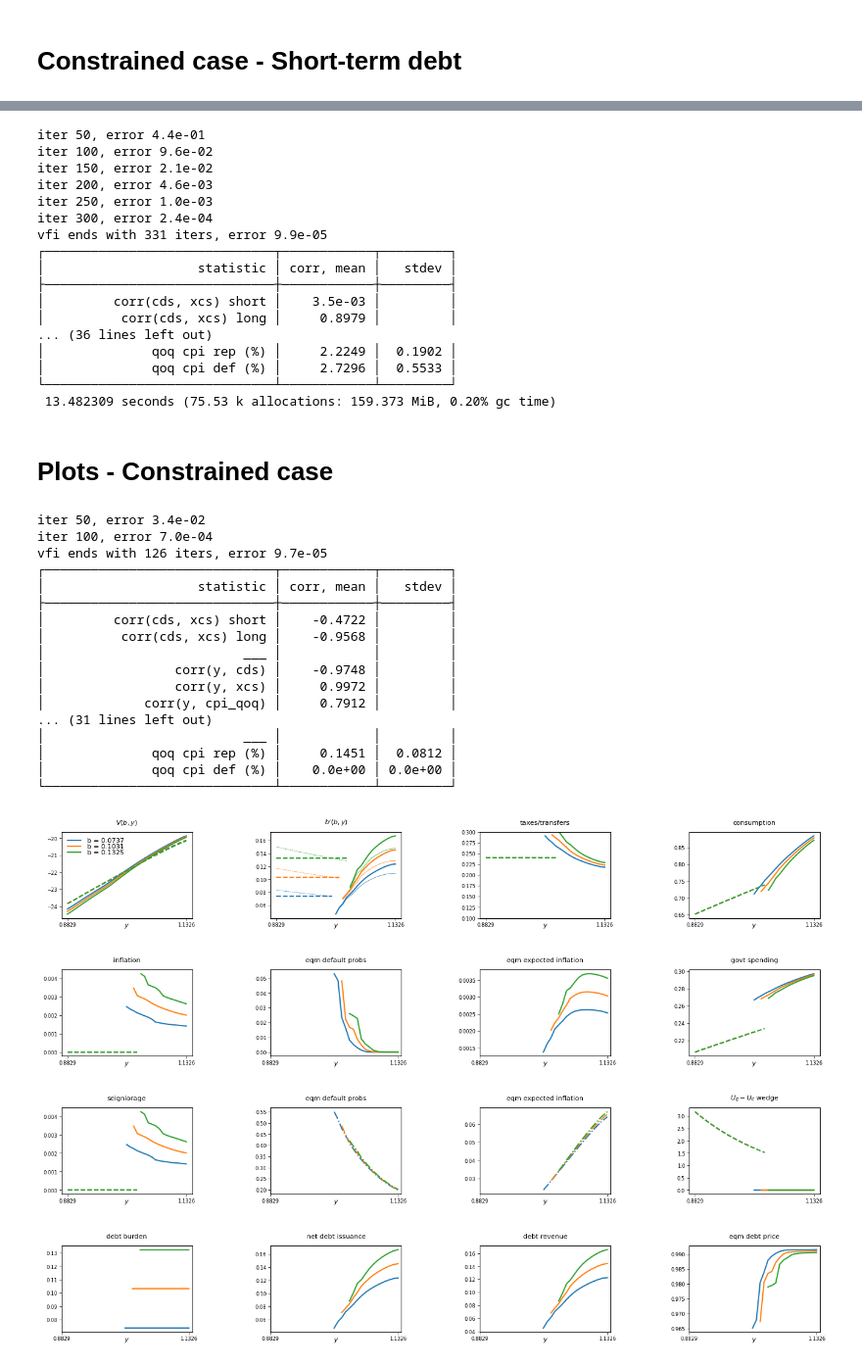
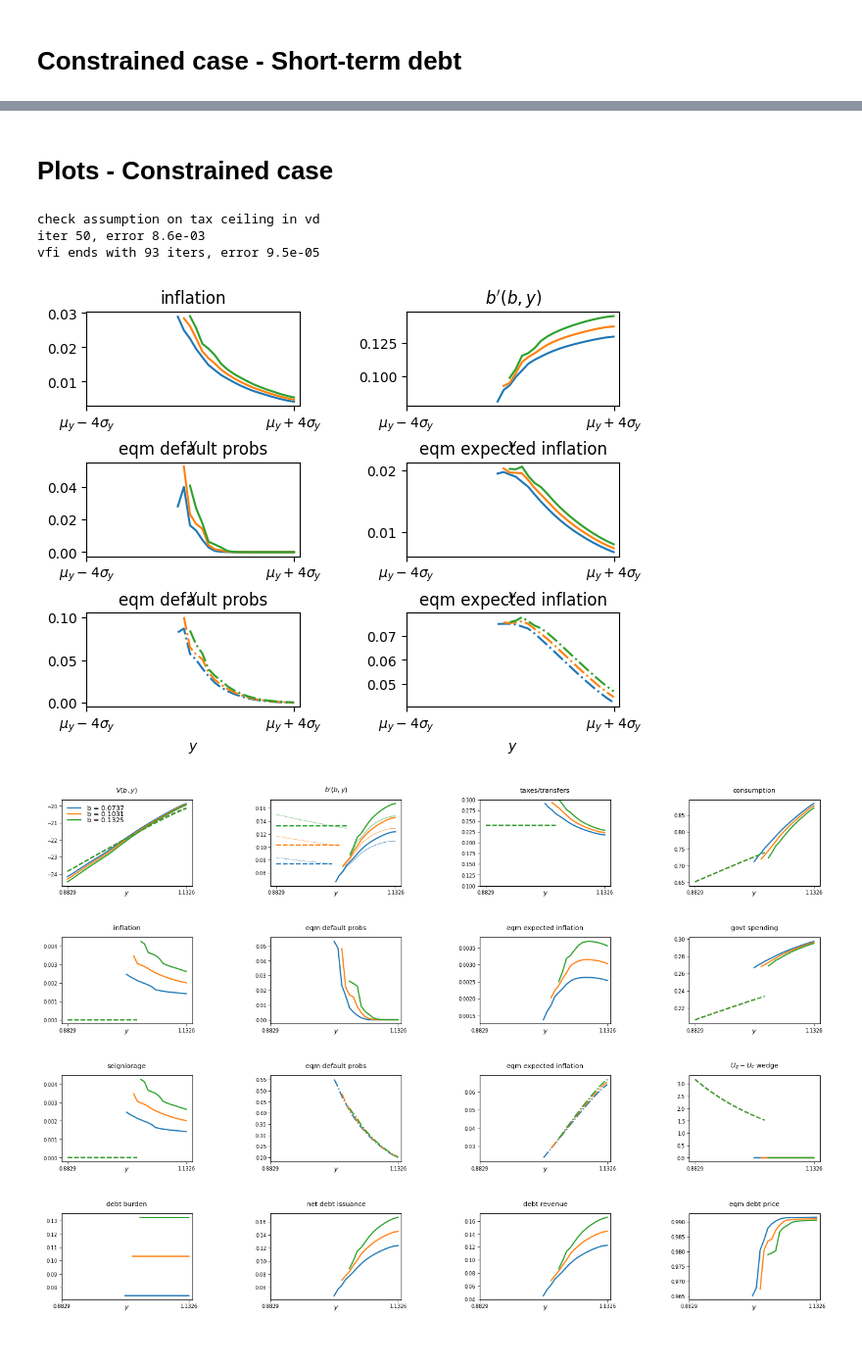
Before and after one commit to carlogalli/colab-gpu, a Jupyter notebook: reducedform_v3.ipynb, the cells around one changed output, grey strips where cells are left out. Shown at 98% size. Drawn from its saved outputs; the diff is of its cells as text; code cells hidden in the pictures.

```diff
--- a/reducedform_v3.ipynb
+++ b/reducedform_v3.ipynb
@@ -2805,75 +2618,12 @@ end
-# %%
-beta = 0.97
-am = 36
-κ_seign = 1.
-τbar =  0.2
-λ = 0.0568
-κ = 0.0063
-
-dtilde = 0.02
-dratio_coeff = 0.45
-
-begin
-    yub = build_ModelArrays(build_ModelParams(nb=101, ny=35, gpu=false)).ygrid[end]
-    dratio_ub = ((yub^2)*(1+dtilde)-yub)/(dtilde*(2*yub-1))
-    dratio = dratio_ub*dratio_coeff
-    d1 = dtilde*(dratio-yub)/(yub^2-yub)
-    d0 = dtilde*(yub^2-dratio)/(yub^2-yub)
-
-    mp_constrained = build_ModelParams(
-        nb=101, ny=35, bgrid_lb=1e-2, bgrid_ub=0.5,
-        σ_c=2., σ_g=2., g_lb=0., η=2.,
-        β=beta, α_g=0.15, α_m=am, κ_seign=κ_seign, τbar=τbar,
-        d0=d0, d1=d1, λ=λ, κ=κ,
-        ρ_B=1e-3, ρ_μ=5e-3, ρ_δ=1e-4,
-        gpu=true
-    )
-
-    @time main_gpu(
-        mp_constrained, max_iter=500, print_iter=50, sim_print="table", plot=0
-    )
-end
-# %% [output]
-iter 50, error 4.4e-01
-iter 100, error 9.6e-02
-iter 150, error 2.1e-02
-iter 200, error 4.6e-03
-iter 250, error 1.0e-03
-iter 300, error 2.4e-04
-vfi ends with 331 iters, error 9.9e-05
-┌──────────────────────────────┬────────────┬─────────┐
-│                    statistic │ corr, mean │   stdev │
-├──────────────────────────────┼────────────┼─────────┤
-│         corr(cds, xcs) short │    3.5e-03 │         │
-│          corr(cds, xcs) long │     0.8979 │         │
-... (36 lines left out)
-│              qoq cpi rep (%) │     2.2249 │  0.1902 │
-│              qoq cpi def (%) │     2.7296 │  0.5533 │
-└──────────────────────────────┴────────────┴─────────┘
- 13.482309 seconds (75.53 k allocations: 159.373 MiB, 0.20% gc time)
 # %% [markdown]
 # Plots - Constrained case
 # %%
 mp, ma, mat, pe, pf, sa, sp = main_gpu(
-    mp_constrained, max_iter=500, print_iter=50, sim_print="table", ret_arrays=true
+    mp_constrained, max_iter=500, print_iter=50, ret_arrays=true
 );
 
-simulate_cg!(mp, ma, mat, pf, sa, sp)
+#simulate_cg!(mp, ma, mat, pf, sa, sp)
 # %% [output]
-iter 50, error 3.4e-02
-iter 100, error 7.0e-04
-vfi ends with 126 iters, error 9.7e-05
-┌──────────────────────────────┬────────────┬─────────┐
-│                    statistic │ corr, mean │   stdev │
-├──────────────────────────────┼────────────┼─────────┤
-│         corr(cds, xcs) short │    -0.4722 │         │
-│          corr(cds, xcs) long │    -0.9568 │         │
-│                          ___ │            │         │
-│                 corr(y, cds) │    -0.9748 │         │
-│                 corr(y, xcs) │     0.9972 │         │
-│             corr(y, cpi_qoq) │     0.7912 │         │
-... (31 lines left out)
-│                          ___ │            │         │
-│              qoq cpi rep (%) │     0.1451 │  0.0812 │
-│              qoq cpi def (%) │    0.0e+00 │ 0.0e+00 │
-└──────────────────────────────┴────────────┴─────────┘
+check assumption on tax ceiling in vd
+iter 50, error 8.6e-03
+vfi ends with 93 iters, error 9.5e-05
@@ -2882,3 +2630,9 @@ plot_slides(mp, ma, pe, pf)
+# %%
+plot_slides(mp, ma, pe, pf)
+
+subplots_adjust(left=0.1, right=0.95, top=0.94, bottom=0.1, wspace=0.5, hspace=0.6)
+# %% [output]
+[figure, added]
 # %%
 #= Slides Plot =#
 fignum = 1
```
Also changed, not shown: parts of 15 cells of this notebook.
